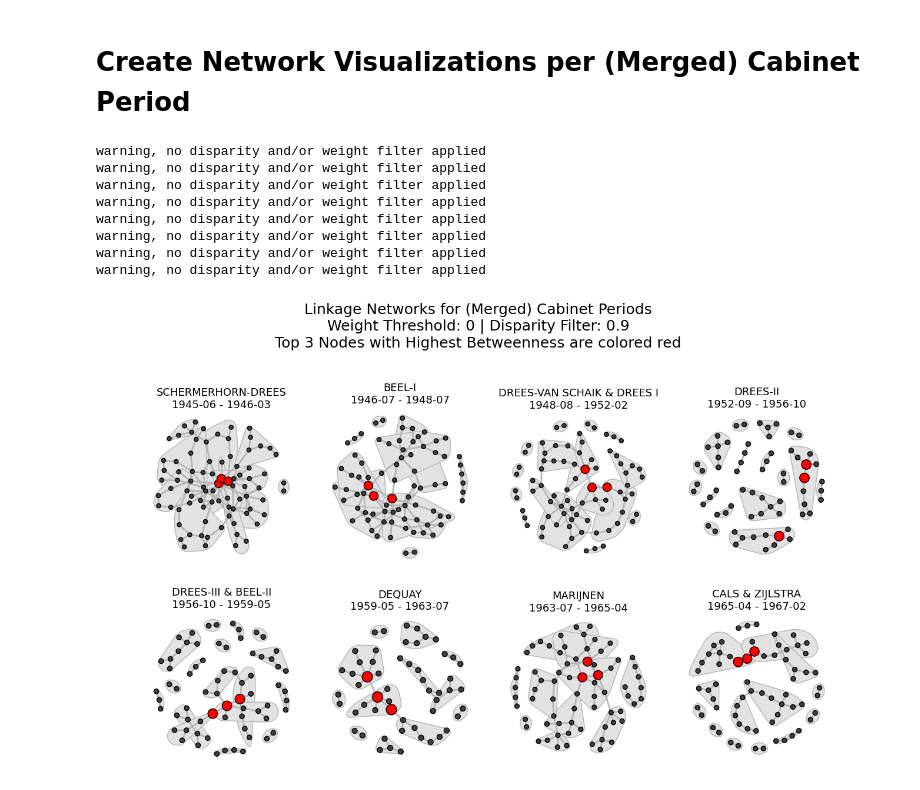
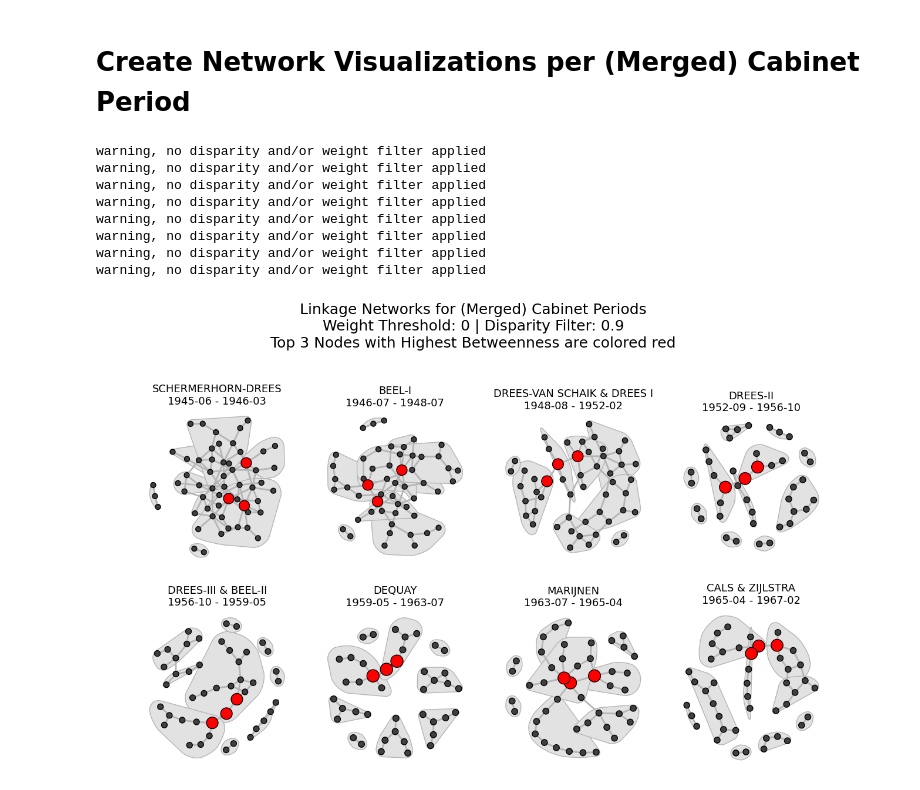
Before and after one commit to rubenros1795/linkage, a Jupyter notebook: 03b-network-visualization.ipynb, the cells around one changed output. Drawn from its saved outputs; the diff is of its cells as text; code cells hidden in the pictures.

Commit message:
new network visualizations for cabinets, years, speakers, new work in feature-analysis notebook for explaining linkage M trends

```diff
--- a/03b-network-visualization.ipynb
+++ b/03b-network-visualization.ipynb
@@ -36,6 +36,8 @@ dists = dists[(dists.index.year > 1945) & (dists.index.year < 1967)]
 cab_ = pd.read_csv('helpers/cabinets-merged.csv',sep='\t')
 cab_['startdate'] = pd.to_datetime(cab_.startdate,infer_datetime_format=True)
 cab_['enddate'] = pd.to_datetime(cab_.enddate,infer_datetime_format=True)
+
+indices_nonsem = [k for k,v in labels.items() if 'rhet' in v or 'proc' in v]
 # %% [markdown]
 # Create Network Visualizations per (Merged) Cabinet Period
 # %%
@@ -47,9 +49,11 @@ for c,(i,r) in enumerate(cab_.iterrows()):
     theta,_,__ = mutual_information(theta)
     theta_flat = flatten_mi_array(theta)
     theta_flat.columns = ['src','trg','nij']
+    theta_flat = theta_flat[~theta_flat.src.isin(indices_nonsem)]
+    theta_flat = theta_flat[~theta_flat.trg.isin(indices_nonsem)]
     theta_flat = theta_flat[theta_flat.nij > 0]
     theta_flat = disparity_filter(theta_flat)
-    theta_flat = theta_flat[theta_flat.score >= 0.9].drop(['variance','score'],axis=1)
+    theta_flat = theta_flat[theta_flat.score >= 0.8].drop(['variance','score'],axis=1)
     theta_flat.columns = ['source','target','weight']
 
     g,comm,edge_df = get_network_from_edge_dataframe(edge_df=theta_flat,node_text='labels',labels=labels)
@@ -77,34 +81,34 @@ for c,(i,r) in enumerate(cab_.iterrows()):
     layout = g.layout_fruchterman_reingold()
     igraph.plot(comm,mark_groups = True,target=ax,layout=layout,**visual_style)
 
     for i in ax.get_children():
         if isinstance(i,matplotlib.patches.PathPatch):
             i.set_edgecolor(grey_pal_light_dark[1])
             i.set_facecolor(grey_pal_light_dark[0])
         elif isinstance(i,matplotlib.text.Text):
             if len(i.get_text()) != 4 and i.get_text() != title:
                 i.set_alpha(0)
 
     # clusters = [[labels[x] for x in l if 'rhet' not in labels[x] and 'proc' not in labels[x]] for l in list(cmty)]
     # print(r['cabinet'])
     # for c in clusters:
     #     print(', '.join(c))
 
 fig = plt.gcf()
 fig.suptitle("Linkage Networks for (Merged) Cabinet Periods\nWeight Threshold: 0 | Disparity Filter: 0.9\nTop 3 Nodes with Highest Betweenness are colored red", fontsize=18,y=1.1)
 plt.savefig('figs/networks-cabinets-filters.pdf',dpi=250)
 plt.subplots_adjust(hspace=.25)
 plt.show()
 # %% [output]
 warning, no disparity and/or weight filter applied
 warning, no disparity and/or weight filter applied
 warning, no disparity and/or weight filter applied
 warning, no disparity and/or weight filter applied
 warning, no disparity and/or weight filter applied
 warning, no disparity and/or weight filter applied
 warning, no disparity and/or weight filter applied
 warning, no disparity and/or weight filter applied
-[figure, old version]
+[figure, new version]
 # %%
 fig = plt.figure(figsize=(18,8))
 
```
Also changed, not shown: parts of 9 cells of this notebook, 13 other files.
